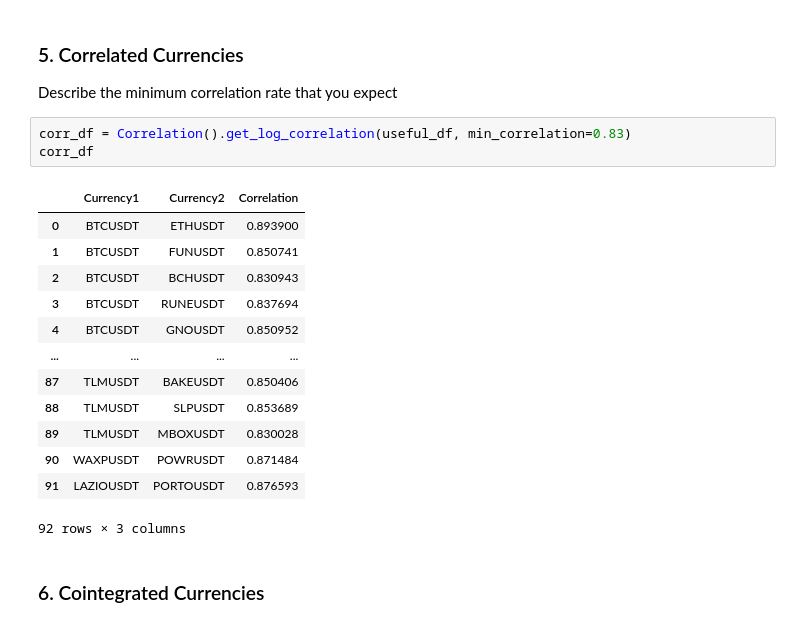
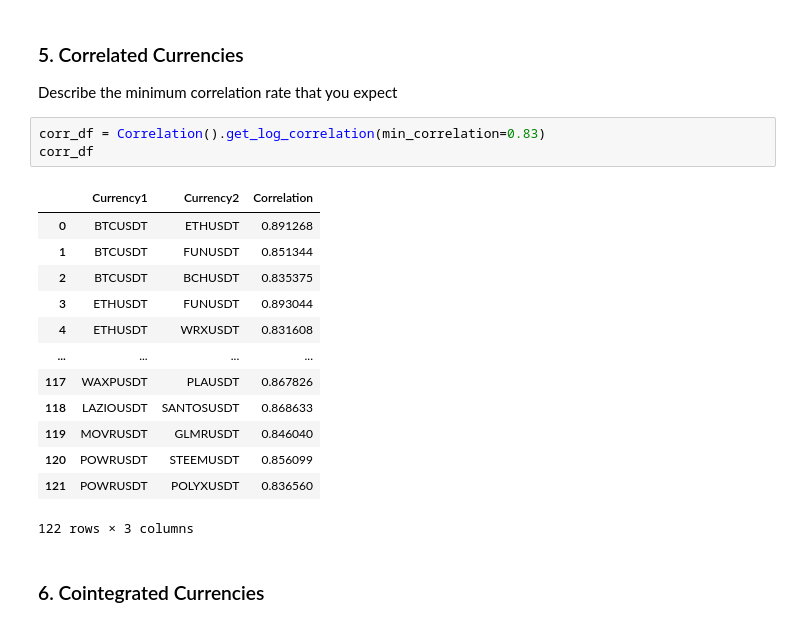
Before and after one commit to Algo-Tradings/pairs-trading-research, a Jupyter notebook: researcher.ipynb, the cells around one changed output. Cells and saved outputs as stored; diff of their text form.

```diff
--- a/researcher.ipynb
+++ b/researcher.ipynb
@@ -70,22 +80,22 @@ useful_df
 <h3>5. Correlated Currencies </h3>
 Describe the minimum correlation rate that you expect
 # %%
-corr_df = Correlation().get_log_correlation(useful_df, min_correlation=0.83)
+corr_df = Correlation().get_log_correlation(min_correlation=0.83)
 corr_df
 # %% [output]
 |  | Currency1 | Currency2 | Correlation |
-| 0 | BTCUSDT | ETHUSDT | 0.893900 |
-| 1 | BTCUSDT | FUNUSDT | 0.850741 |
-| 2 | BTCUSDT | BCHUSDT | 0.830943 |
-| 3 | BTCUSDT | RUNEUSDT | 0.837694 |
-| 4 | BTCUSDT | GNOUSDT | 0.850952 |
+| 0 | BTCUSDT | ETHUSDT | 0.891268 |
+| 1 | BTCUSDT | FUNUSDT | 0.851344 |
+| 2 | BTCUSDT | BCHUSDT | 0.835375 |
+| 3 | ETHUSDT | FUNUSDT | 0.893044 |
+| 4 | ETHUSDT | WRXUSDT | 0.831608 |
 | ... | ... | ... | ... |
-| 87 | TLMUSDT | BAKEUSDT | 0.850406 |
-| 88 | TLMUSDT | SLPUSDT | 0.853689 |
-| 89 | TLMUSDT | MBOXUSDT | 0.830028 |
-| 90 | WAXPUSDT | POWRUSDT | 0.871484 |
-| 91 | LAZIOUSDT | PORTOUSDT | 0.876593 |
+| 117 | WAXPUSDT | PLAUSDT | 0.867826 |
+| 118 | LAZIOUSDT | SANTOSUSDT | 0.868633 |
+| 119 | MOVRUSDT | GLMRUSDT | 0.846040 |
+| 120 | POWRUSDT | STEEMUSDT | 0.856099 |
+| 121 | POWRUSDT | POLYXUSDT | 0.836560 |
-92 rows × 3 columns
+122 rows × 3 columns
 # %% [markdown]
 <h3>6. Cointegrated Currencies </h3>
 # %%
```
Also changed, not shown: parts of 9 cells of this notebook, 12 other files.
